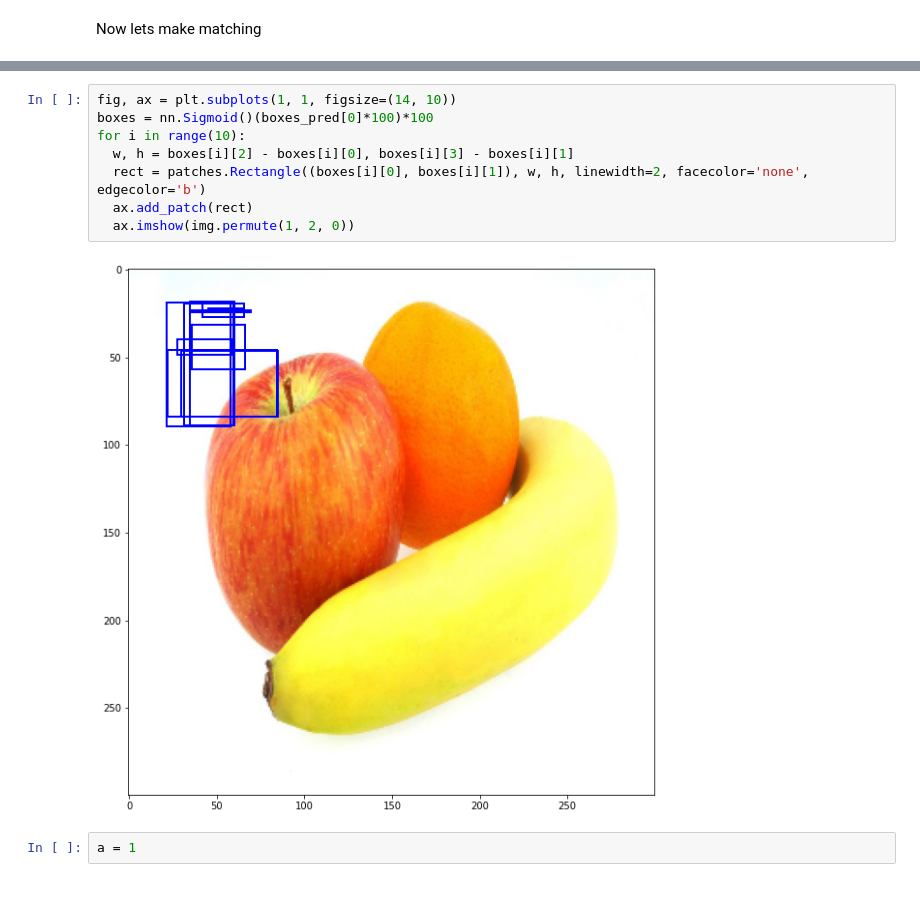
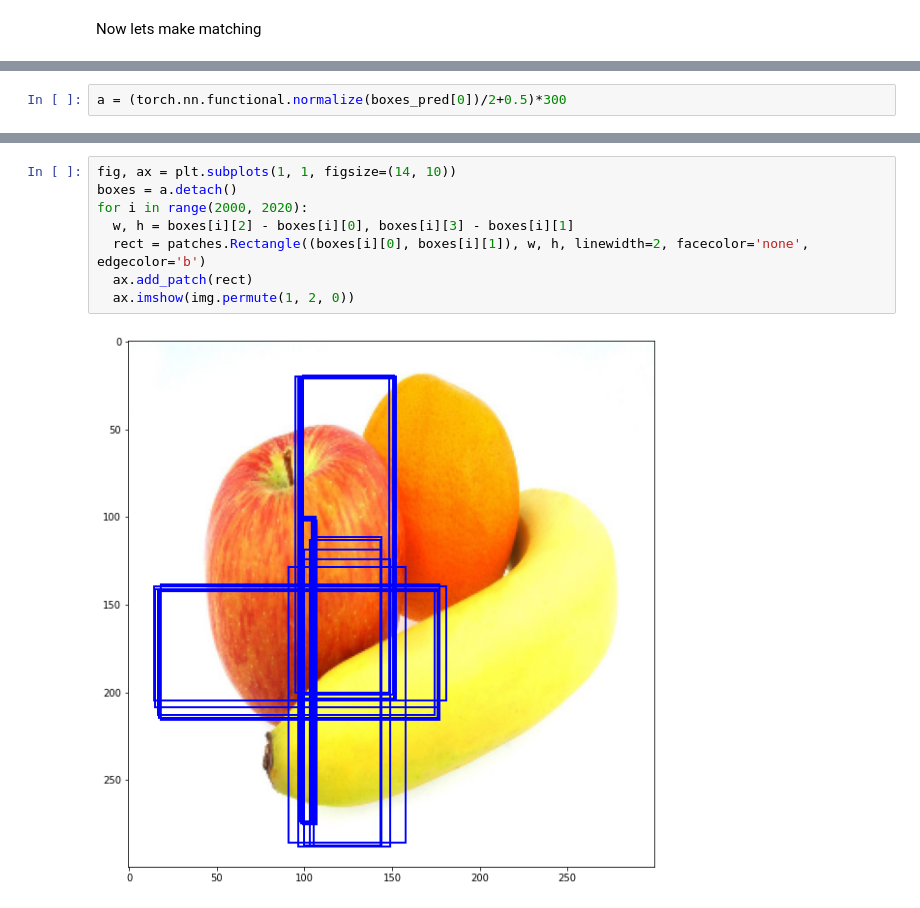
Before and after one commit to pear2jam/notebooks, a Jupyter notebook: fruits_detection.ipynb, the cells around one changed output, grey strips where cells are left out. Saved outputs shown, nothing was run; the diff lists cells and outputs as text.

```diff
--- a/fruits_detection.ipynb
+++ b/fruits_detection.ipynb
@@ -364,0 +359,2 @@ tensor([[0.5020, 0.4971, 0.4984, 0.4970],
+# %%
+a = (torch.nn.functional.normalize(boxes_pred[0])/2+0.5)*300
@@ -365,12 +369,10 @@ tensor([[0.5020, 0.4971, 0.4984, 0.4970],
 # %%
 fig, ax = plt.subplots(1, 1, figsize=(14, 10))
-boxes = nn.Sigmoid()(boxes_pred[0]*100)*100
-for i in range(10):
+boxes = a.detach()
+for i in range(2000, 2020):
   w, h = boxes[i][2] - boxes[i][0], boxes[i][3] - boxes[i][1]
   rect = patches.Rectangle((boxes[i][0], boxes[i][1]), w, h, linewidth=2, facecolor='none', edgecolor='b')
   ax.add_patch(rect)
   ax.imshow(img.permute(1, 2, 0))
 # %% [output]
-[figure, old version]
+[figure, new version]
-# %%
-a = 1
```
Also changed, not shown: parts of 12 cells of this notebook.
